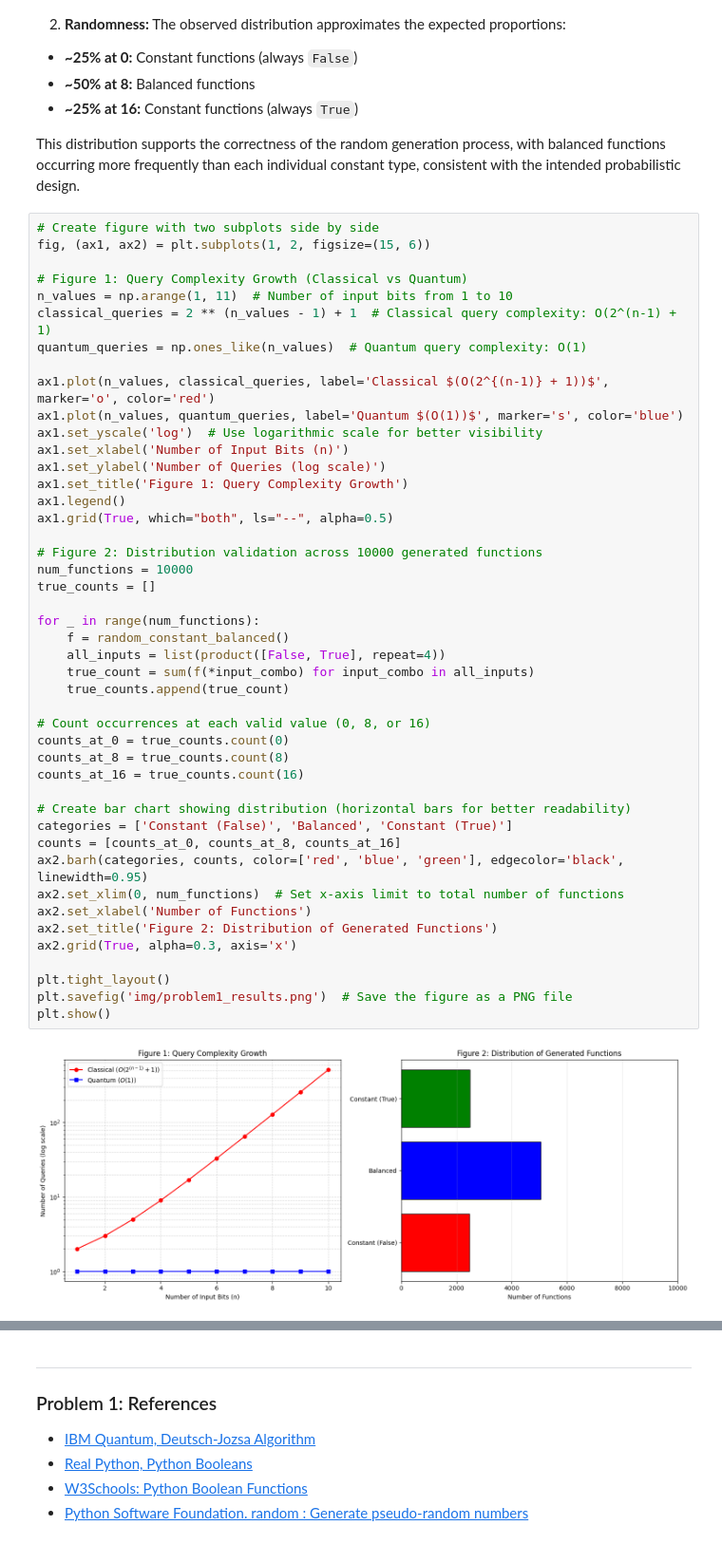
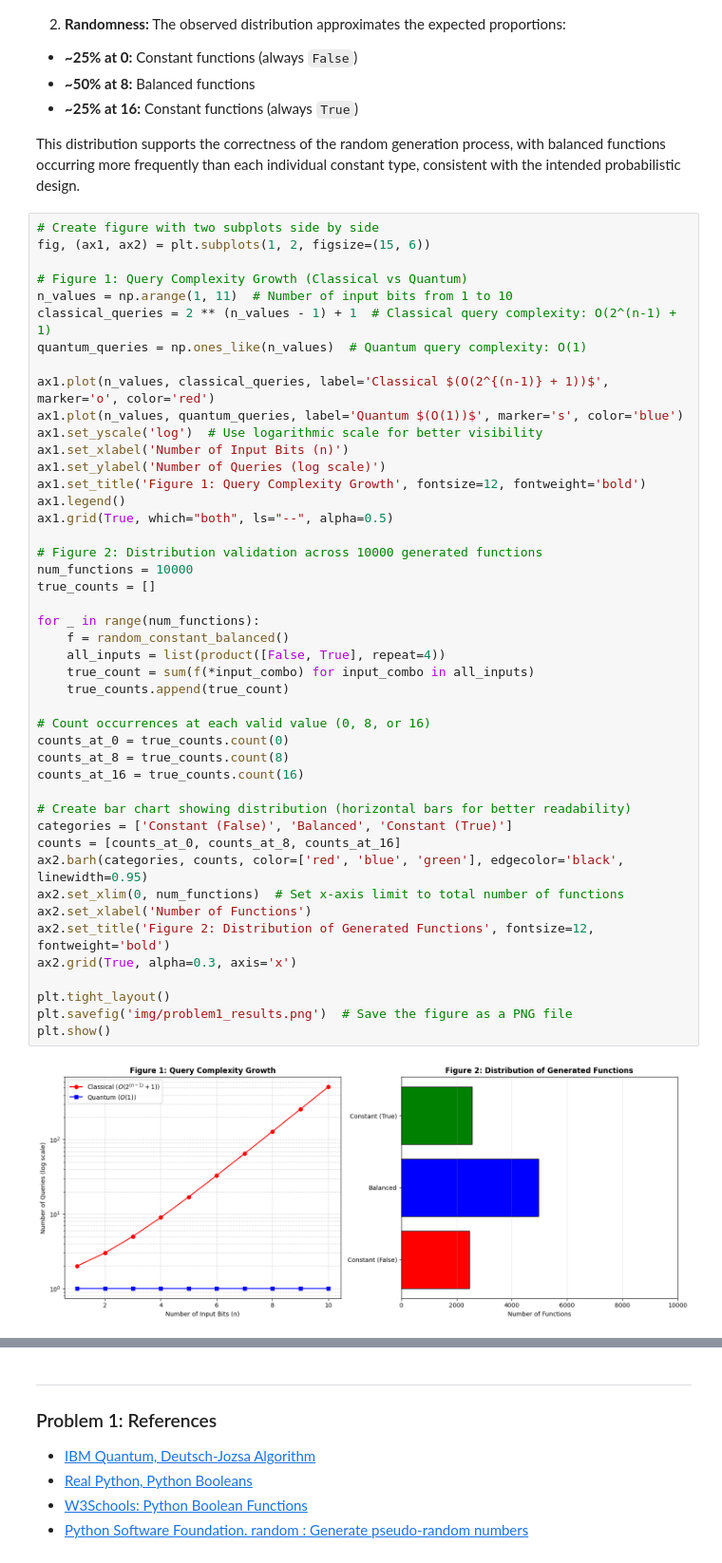
Before and after one commit to tomaspettit2506/ET-G00419414, a Jupyter notebook: problems.ipynb, the cells around one changed output, grey strips where cells are left out. Shown at 95% size. Saved outputs shown, nothing was run; the diff lists cells and outputs as text.

```diff
--- a/problems.ipynb
+++ b/problems.ipynb
@@ -219,39 +219,39 @@ ax1.plot(n_values, quantum_queries, label='Quantum $(O(1))$', marker='s', color=
 ax1.set_yscale('log')  # Use logarithmic scale for better visibility
 ax1.set_xlabel('Number of Input Bits (n)')
 ax1.set_ylabel('Number of Queries (log scale)')
-ax1.set_title('Figure 1: Query Complexity Growth')
+ax1.set_title('Figure 1: Query Complexity Growth', fontsize=12, fontweight='bold')
 ax1.legend()
 ax1.grid(True, which="both", ls="--", alpha=0.5)
 
 # Figure 2: Distribution validation across 10000 generated functions
 num_functions = 10000
 true_counts = []
 
 for _ in range(num_functions):
     f = random_constant_balanced()
     all_inputs = list(product([False, True], repeat=4))
     true_count = sum(f(*input_combo) for input_combo in all_inputs)
     true_counts.append(true_count)
 
 # Count occurrences at each valid value (0, 8, or 16)
 counts_at_0 = true_counts.count(0)
 counts_at_8 = true_counts.count(8)
 counts_at_16 = true_counts.count(16)
 
 # Create bar chart showing distribution (horizontal	bars for better readability)
 categories = ['Constant (False)', 'Balanced', 'Constant (True)']
 counts = [counts_at_0, counts_at_8, counts_at_16]
 ax2.barh(categories, counts, color=['red', 'blue', 'green'], edgecolor='black', linewidth=0.95)
 ax2.set_xlim(0, num_functions)  # Set x-axis limit to total number of functions
 ax2.set_xlabel('Number of Functions')
-ax2.set_title('Figure 2: Distribution of Generated Functions')
+ax2.set_title('Figure 2: Distribution of Generated Functions', fontsize=12, fontweight='bold')
 ax2.grid(True, alpha=0.3, axis='x')
 
 plt.tight_layout()
 plt.savefig('img/problem1_results.png')  # Save the figure as a PNG file
 plt.show()
 # %% [output]
-[figure, old version]
+[figure, new version]
 # %%
 # Print statistical summary
 distribution_summary = {
```
Also changed, not shown: parts of 17 cells of this notebook, 8 other files.
